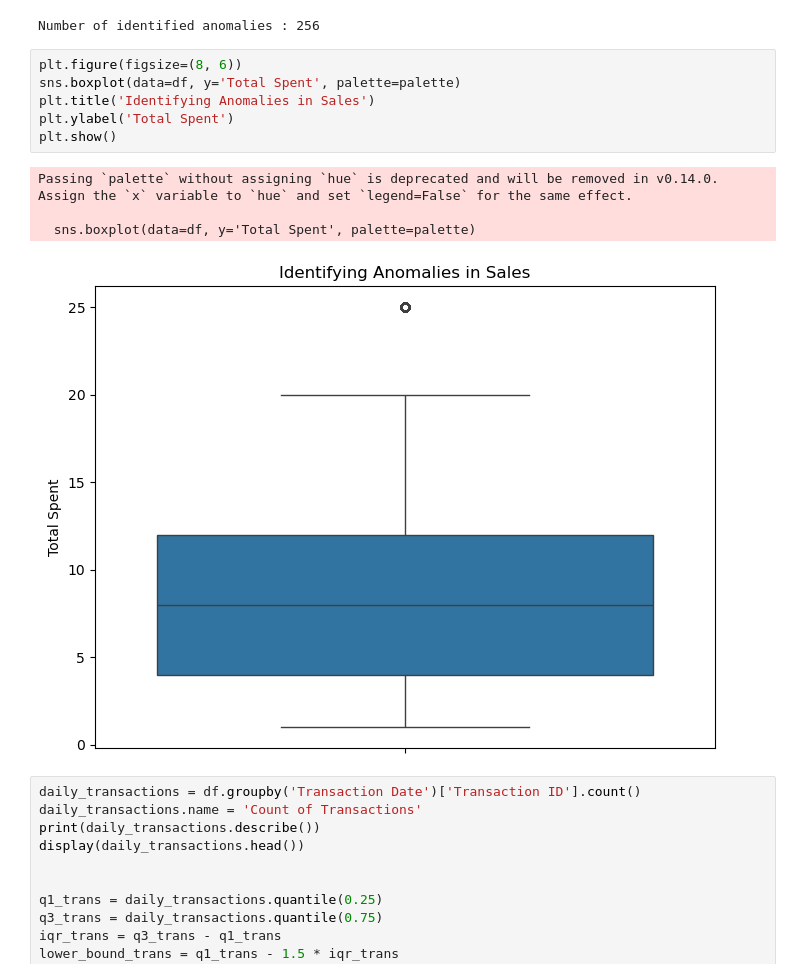
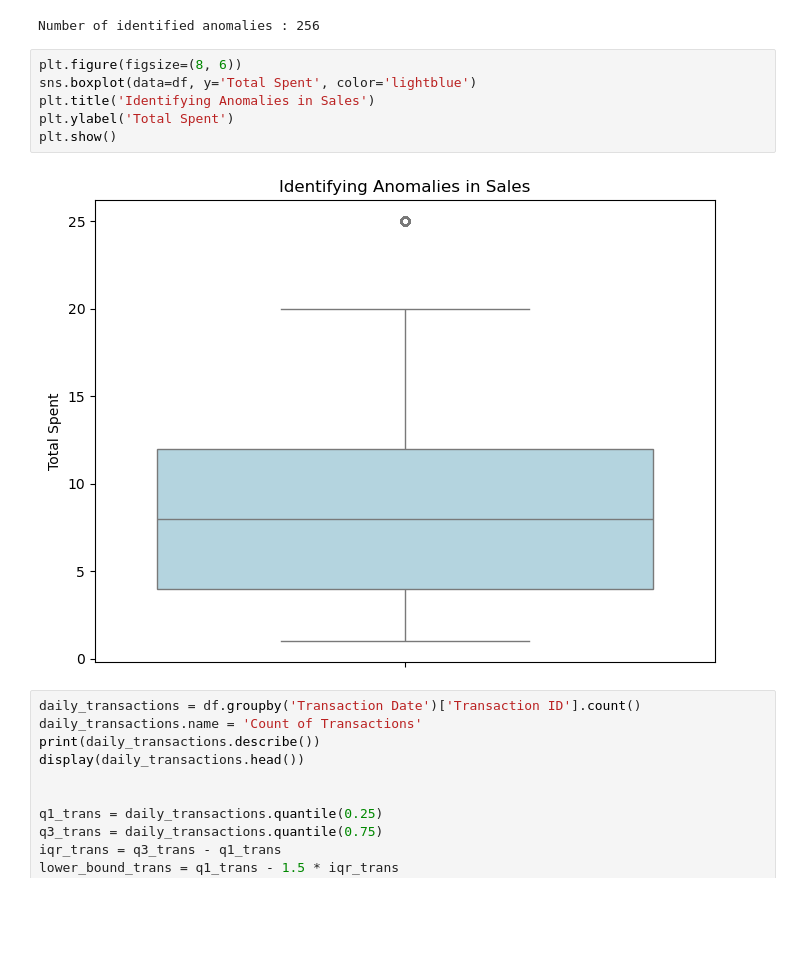
Before and after one commit to martinakvasnickova/Cafe-Sales-Analysis, a Jupyter notebook: analysis/EDA.ipynb, the cells around one changed output. Saved outputs shown, nothing was run; the diff lists cells and outputs as text; blank space fills up the shorter version.

```diff
--- a/analysis/EDA.ipynb
+++ b/analysis/EDA.ipynb
@@ -457,15 +453,12 @@ print(f"Number of identified anomalies : {len(outliers)}")
 Number of identified anomalies : 256
 # %%
 plt.figure(figsize=(8, 6))
-sns.boxplot(data=df, y='Total Spent', palette=palette)
+sns.boxplot(data=df, y='Total Spent', color='lightblue')
 plt.title('Identifying Anomalies in Sales')
 plt.ylabel('Total Spent')
 plt.show()
 # %% [output]
-Passing `palette` without assigning `hue` is deprecated and will be removed in v0.14.0. Assign the `x` variable to `hue` and set `legend=False` for the same effect.
-
-  sns.boxplot(data=df, y='Total Spent', palette=palette)
-[figure, old version]
+[figure, new version]
 # %%
 daily_transactions = df.groupby('Transaction Date')['Transaction ID'].count()
 daily_transactions.name = 'Count of Transactions'
```
Also changed, not shown: parts of 4 cells of this notebook.
